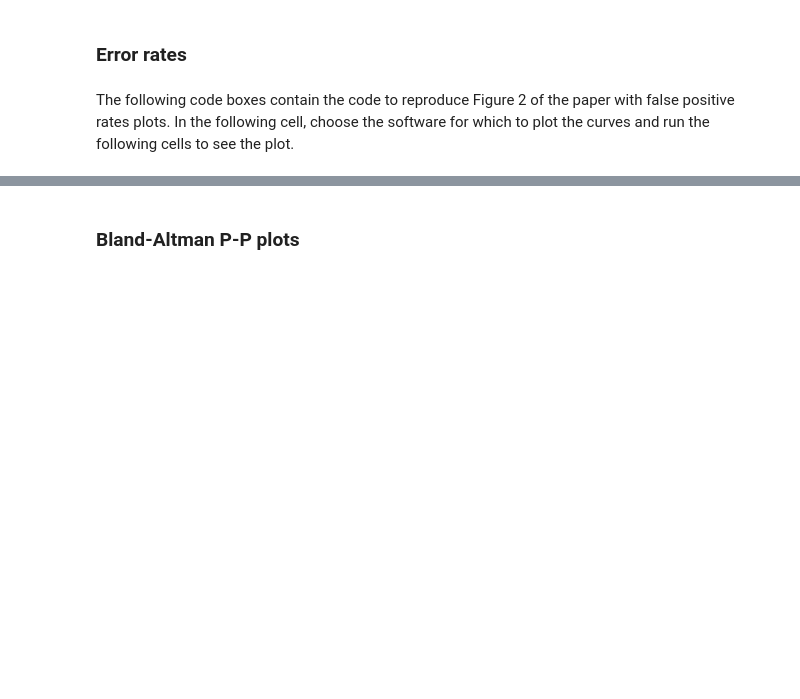
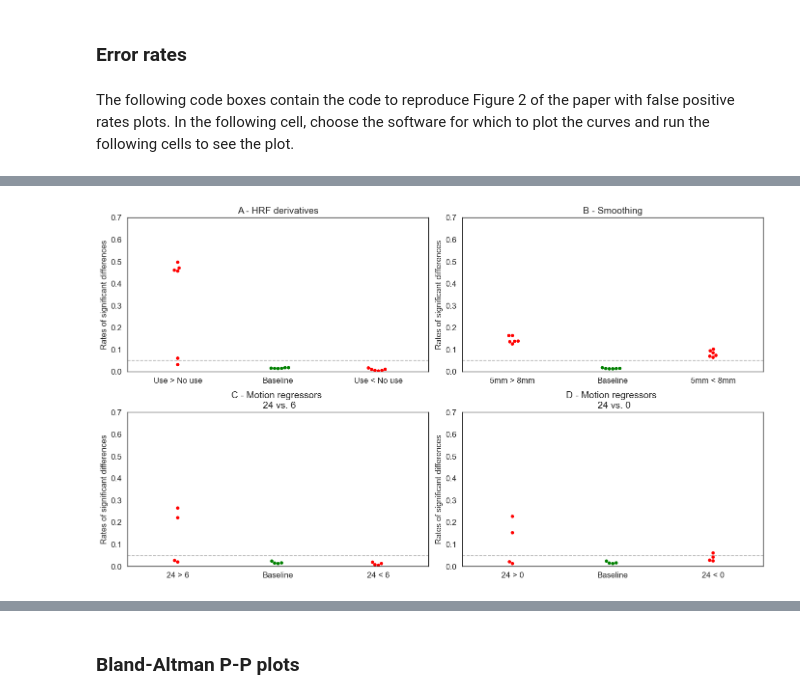
Before and after one commit to elodiegermani/pipeline_compatibility, a Jupyter notebook: results/notebook.ipynb, the cells around one changed output, grey strips where cells are left out. Cells and saved outputs as stored; diff of their text form; code cells hidden in the pictures; blank space fills up the shorter version.

```diff
--- a/results/notebook.ipynb
+++ b/results/notebook.ipynb
@@ -373,0 +236,88 @@ plt.show()
+# %%
+import matplotlib.pyplot as plt
+import seaborn as sns
+# sns.set_theme()
+# sns.set_style("dark")
+sns.set_style("white")
+sns.set_context("paper")
+
+f, ax = plt.subplots(2,2, figsize=(14,8))
+
+df = df.sort_values(['Position'])
+df['ER']=df['ER'].astype(float)
+
+cols = ['red', 'green', 'red']
+
+title = ['A - HRF derivatives', 'B - Smoothing']
+xlabs = [['Use > No use', 'Baseline', 'Use < No use'], ['5mm > 8mm', 'Baseline', '5mm < 8mm']]
+
+for i, ch in enumerate(['hrf', 'smooth']):
+    ax[0,i].set_ylim((0,0.7))
+    sns.swarmplot(
+        data=df.loc[df['Change']==ch],
+        x="Position",
+        y='ER',
+        hue = 'Position',
+        #markers = ['P', 'o', 'P'],
+        #figure=f,
+        ax=ax[0,i],
+        palette = cols,
+        #alpha=0.7,
+        #edgecolor=cols[i],
+        #fc=cols[i],#"none",
+        legend=False,
+        #s=100
+    )
+    ax[0,i].set_ylabel('Rates of significant differences', fontsize=12)
+    ax[0,i].set_xlabel('', fontsize=12)
+    ax[0,i].set_yticklabels([round(i,1) for i in ax[0,i].get_yticks()], size = 12)
+    ax[0,i].set_xticklabels(xlabs[i], size = 12)
+    ax[0,i].set_title(title[i], size=14)
+
+    ax[0,i].axhline(
+    y=0.05,
+    color= 'black',
+    linestyle='--',
+    alpha=0.3,
+    figure=f
+)
+
+title = ['C - Motion regressors \n 24 vs. 6', 'D - Motion regressors \n 24 vs. 0']
+xlabs = [['24 > 6', 'Baseline', '24 < 6'], ['24 > 0', 'Baseline', '24 < 0']]
+
+for i, ch in enumerate(['mc6', 'mc0']):
+    ax[1,i].set_ylim((0,0.7))
+    sns.swarmplot(
+        data=df.loc[df['Change']==ch],
+        x="Position",
+        y='ER',
+        hue = 'Position',
+        #markers = ['P', 'o', 'P'],
+        #figure=f,
+        ax=ax[1,i],
+        palette = cols,
+        #alpha=0.7,
+        #edgecolor=cols[i],
+        #fc=cols[i],#"none",
+        legend=False,
+        #s=100
+    )
+    ax[1,i].set_ylabel('Rates of significant differences', fontsize=12)
+    ax[1,i].set_xlabel('', fontsize=12)
+    ax[1,i].set_yticklabels([round(i,1) for i in ax[1,i].get_yticks()], size = 12)
+    ax[1,i].set_xticklabels(xlabs[i], size = 12)
+    ax[1,i].set_title(title[i], size=14)
+
+    ax[1,i].axhline(
+    y=0.05,
+    color= 'black',
+    linestyle='--',
+    alpha=0.3,
+    figure=f
+)
+
+f.tight_layout()
+plt.savefig(f'../figures/{soft}-error_rates-single_change.png')
+plt.show()
+# %% [output]
+[figure, added]
```
Also changed, not shown: parts of 10 cells of this notebook, 12 other files.
